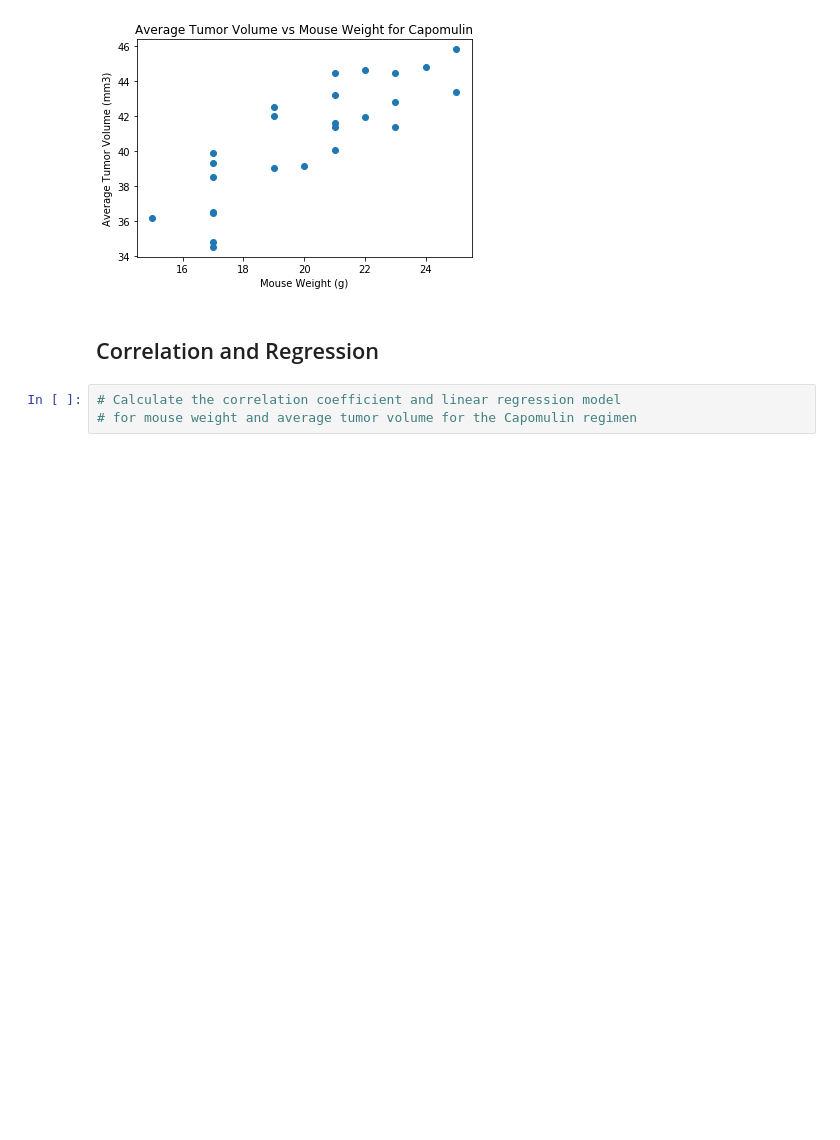
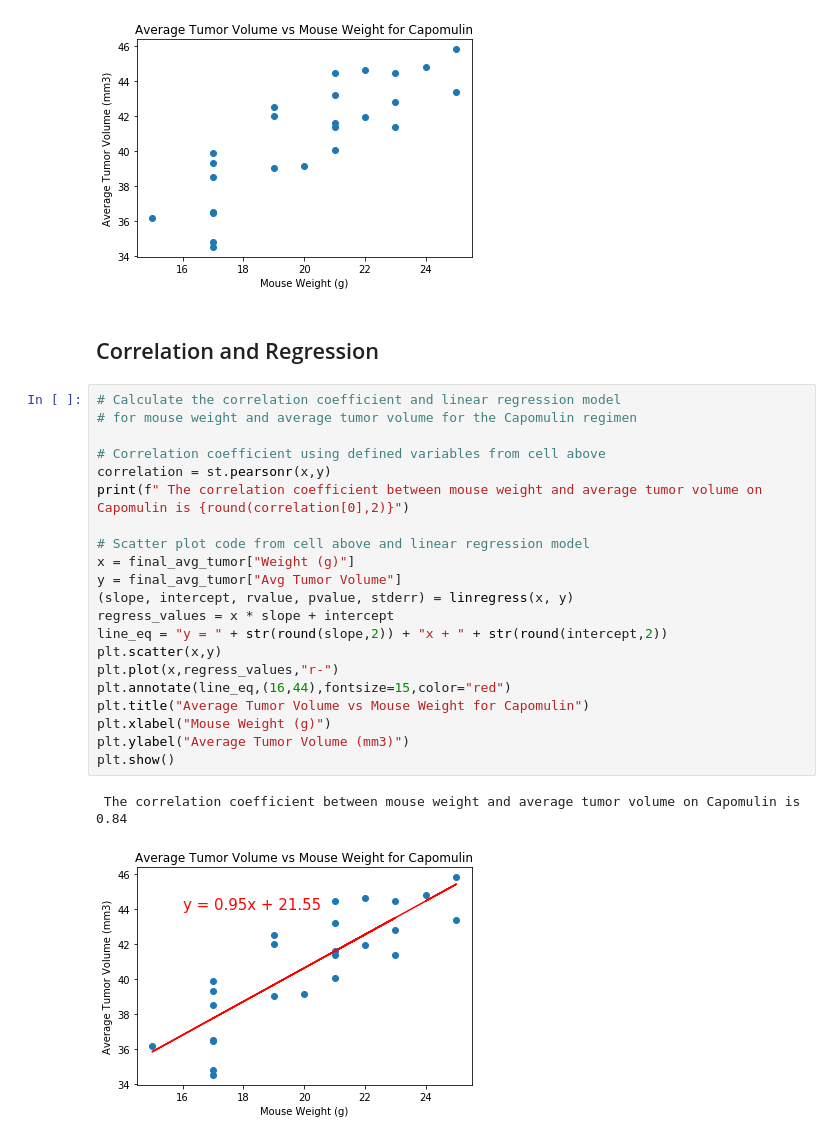
Before and after one commit to khartmann5/Matplotlib-Pymaceuticals, a Jupyter notebook: pymaceuticals_KH.ipynb, the cells around one changed output. Cells and saved outputs as stored; diff of their text form; blank space fills up the shorter version.

Commit message:
saving correlation and regression

```diff
--- a/pymaceuticals_KH.ipynb
+++ b/pymaceuticals_KH.ipynb
@@ -355,6 +360,27 @@ plt.show()
 [figure]
 # %% [markdown]
 ## Correlation and Regression
-# %%
-# Calculate the correlation coefficient and linear regression model
-# for mouse weight and average tumor volume for the Capomulin regimen
+# %%
+# Calculate the correlation coefficient and linear regression model
+# for mouse weight and average tumor volume for the Capomulin regimen
+
+# Correlation coefficient using defined variables from cell above
+correlation = st.pearsonr(x,y)
+print(f" The correlation coefficient between mouse weight and average tumor volume on Capomulin is {round(correlation[0],2)}")
+
+# Scatter plot code from cell above and linear regression model
+x = final_avg_tumor["Weight (g)"]
+y = final_avg_tumor["Avg Tumor Volume"]
+(slope, intercept, rvalue, pvalue, stderr) = linregress(x, y)
+regress_values = x * slope + intercept
+line_eq = "y = " + str(round(slope,2)) + "x + " + str(round(intercept,2))
+plt.scatter(x,y)
+plt.plot(x,regress_values,"r-")
+plt.annotate(line_eq,(16,44),fontsize=15,color="red")
+plt.title("Average Tumor Volume vs Mouse Weight for Capomulin")
+plt.xlabel("Mouse Weight (g)")
+plt.ylabel("Average Tumor Volume (mm3)")
+plt.show()
+# %% [output]
+ The correlation coefficient between mouse weight and average tumor volume on Capomulin is 0.84
+[figure, added]
```
Also changed, not shown: parts of 4 cells of this notebook.
